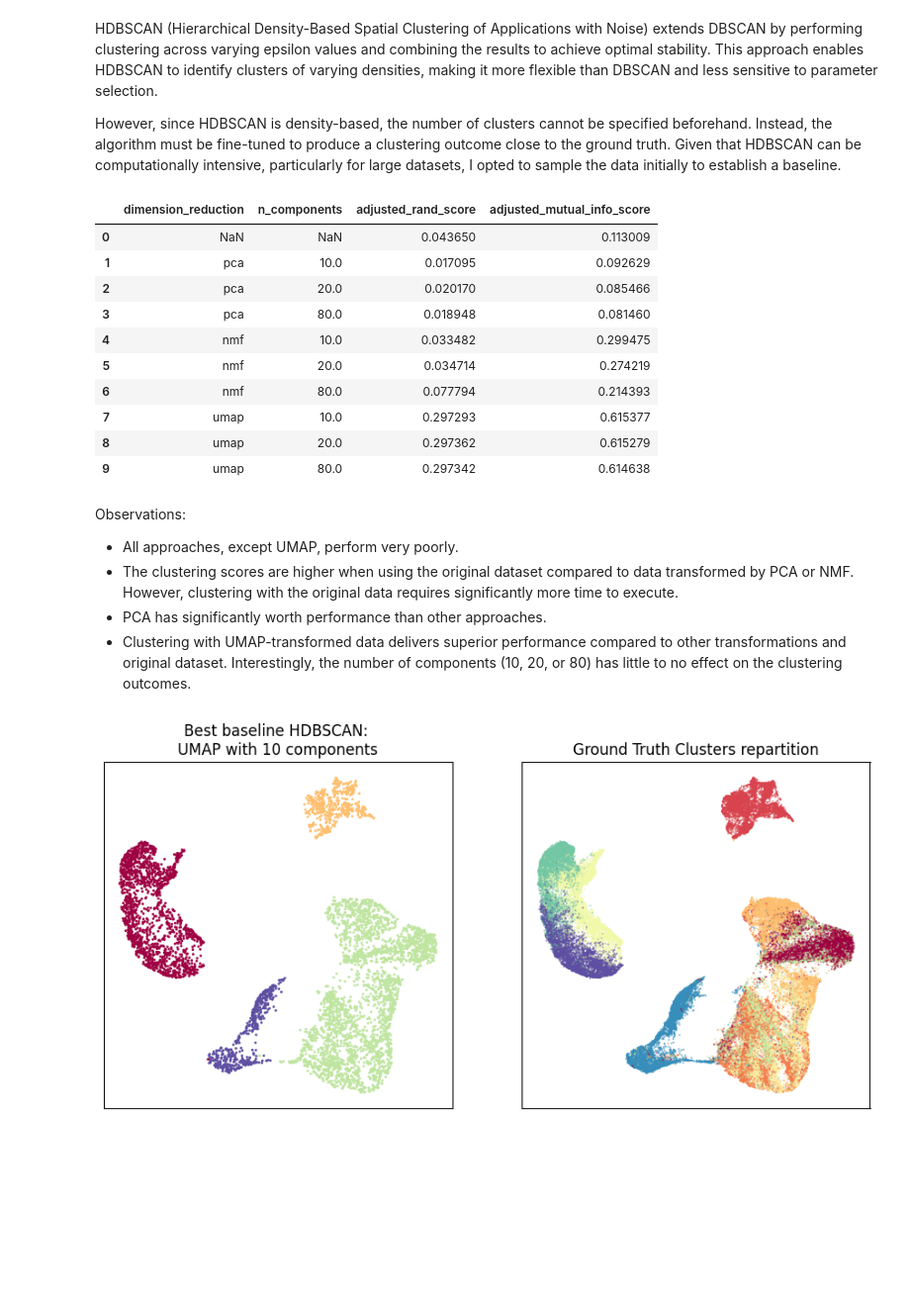
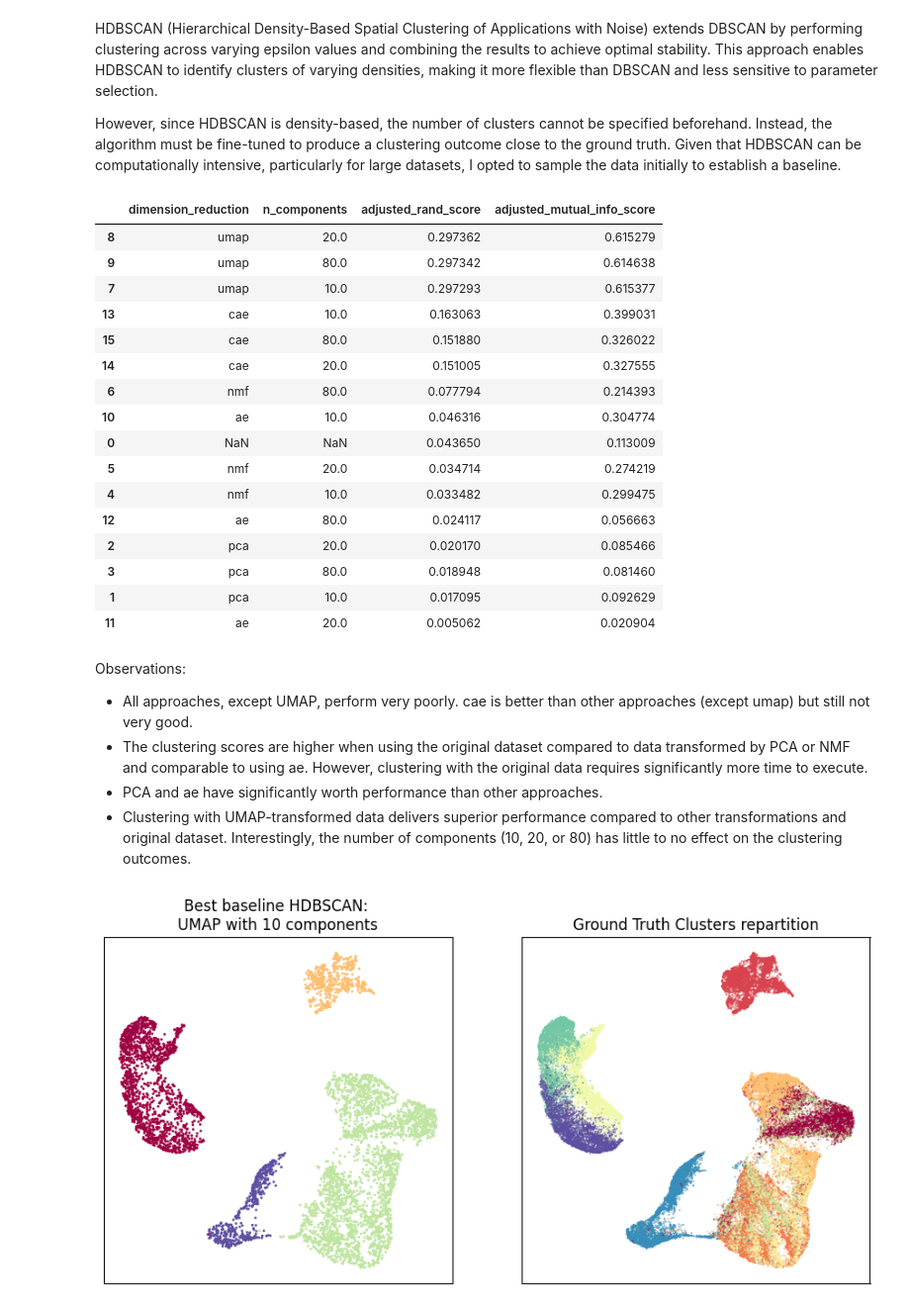
Before and after one commit to Martin-Labenne/fashion-mnist-clusturing, a Jupyter notebook: clustering.ipynb, the cells around one changed output. Shown at 99% size. Cells and saved outputs as stored; diff of their text form; code cells hidden in the pictures; blank space fills up the shorter version.

```diff
--- a/clustering.ipynb
+++ b/clustering.ipynb
@@ -62,6 +81,7 @@ train_data_filename = 'fashion-mnist_train.csv'
 df = pd.read_csv(kaggle_data_forlder / train_data_filename)
 
 X_train, y_train = df.drop(columns='label'), df['label']
+(_, tf_y_train), (_, _) = tf_datasets.fashion_mnist.load_data()
 
 custom_normalizer = FunctionTransformer(func=(lambda x: x / 255), inverse_func=(lambda x: (x*255).astype(int)))
 
@@ -83,14 +103,17 @@ if not SCORES_FOLDER.exists():
 X_umap_2 = pd.read_csv(DATA_FOLDER / 'X_umap_2.csv')
 # %%
 def model_evaluate(model, dim_reduction_strat=None, n_components=None, sample_size=None):
-
-    y = y_train
 
     if dim_reduction_strat is None :
         X = X_scaled
     else :
         data_path = DATA_FOLDER / f'X_{dim_reduction_strat}_{n_components}.csv'
         X = pd.read_csv(data_path)
+
+    if dim_reduction_strat not in ['ae', 'cae']:
+        y = y_train
+    else:
+        y = tf_y_train
 
     if sample_size is not None:
         X, _, y, _ = train_test_split(X, y, train_size=sample_size, random_state=42)
@@ -423,49 +542,95 @@ else :
             'dimension_reduction': 'nmf',
             'n_components': 80,
             **model_evaluate(HDBSCAN(n_jobs=N_JOBS), 'nmf', 80, sample_size=0.1)
         },
     ]
 
     ### UMAP Transformed Data
     baseline_hdbscan_scores += [
         {
             'dimension_reduction': 'umap',
             'n_components': 10,
             **model_evaluate(HDBSCAN(n_jobs=N_JOBS), 'umap', 10, sample_size=0.1)
         },
         {
             'dimension_reduction': 'umap',
             'n_components': 20,
             **model_evaluate(HDBSCAN(n_jobs=N_JOBS), 'umap', 20, sample_size=0.1)
         },
         {
             'dimension_reduction': 'umap',
             'n_components': 80,
             **model_evaluate(HDBSCAN(n_jobs=N_JOBS), 'umap', 80, sample_size=0.1)
         },
     ]
 
+    ### Auto-Encoder Transformed Data
+    baseline_hdbscan_scores += [
+        {
+            'dimension_reduction': 'ae',
+            'n_components': 10,
+            **model_evaluate(HDBSCAN(n_jobs=N_JOBS), 'ae', 10, sample_size=0.1)
+        },
+        {
+            'dimension_reduction': 'ae',
+            'n_components': 20,
+            **model_evaluate(HDBSCAN(n_jobs=N_JOBS), 'ae', 20, sample_size=0.1)
+        },
+        {
+            'dimension_reduction': 'ae',
+            'n_components': 80,
+            **model_evaluate(HDBSCAN(n_jobs=N_JOBS), 'ae', 80, sample_size=0.1)
+        },
+    ]
+    ### Convolutional Auto-Encoder Transformed Data
+    baseline_hdbscan_scores += [
+        {
+            'dimension_reduction': 'cae',
+            'n_components': 10,
+            **model_evaluate(HDBSCAN(n_jobs=N_JOBS), 'cae', 10, sample_size=0.1)
+        },
+        {
+            'dimension_reduction': 'cae',
+            'n_components': 20,
+            **model_evaluate(HDBSCAN(n_jobs=N_JOBS), 'cae', 20, sample_size=0.1)
+        },
+        {
+            'dimension_reduction': 'cae',
+            'n_components': 80,
+            **model_evaluate(HDBSCAN(n_jobs=N_JOBS), 'cae', 80, sample_size=0.1)
+        },
+    ]
+
     baseline_hdbscan_scores_df = pd.DataFrame(baseline_hdbscan_scores)
     baseline_hdbscan_scores_df.to_csv(baseline_hdbscan_scores_path, index=False)
 
-baseline_hdbscan_scores_df
+baseline_hdbscan_scores_df.sort_values(
+    by=['adjusted_rand_score', 'adjusted_mutual_info_score']
+    , ascending=[False, False]
+)
 # %% [output]
 |  | dimension_reduction | n_components | adjusted_rand_score | adjusted_mutual_info_score |
+| 8 | umap | 20.0 | 0.297362 | 0.615279 |
+| 9 | umap | 80.0 | 0.297342 | 0.614638 |
+| 7 | umap | 10.0 | 0.297293 | 0.615377 |
+| 13 | cae | 10.0 | 0.163063 | 0.399031 |
+| 15 | cae | 80.0 | 0.151880 | 0.326022 |
+| 14 | cae | 20.0 | 0.151005 | 0.327555 |
+| 6 | nmf | 80.0 | 0.077794 | 0.214393 |
+| 10 | ae | 10.0 | 0.046316 | 0.304774 |
 | 0 | NaN | NaN | 0.043650 | 0.113009 |
-| 1 | pca | 10.0 | 0.017095 | 0.092629 |
+| 5 | nmf | 20.0 | 0.034714 | 0.274219 |
+| 4 | nmf | 10.0 | 0.033482 | 0.299475 |
+| 12 | ae | 80.0 | 0.024117 | 0.056663 |
 | 2 | pca | 20.0 | 0.020170 | 0.085466 |
 | 3 | pca | 80.0 | 0.018948 | 0.081460 |
-| 4 | nmf | 10.0 | 0.033482 | 0.299475 |
-| 5 | nmf | 20.0 | 0.034714 | 0.274219 |
-| 6 | nmf | 80.0 | 0.077794 | 0.214393 |
-| 7 | umap | 10.0 | 0.297293 | 0.615377 |
-| 8 | umap | 20.0 | 0.297362 | 0.615279 |
-| 9 | umap | 80.0 | 0.297342 | 0.614638 |
+| 1 | pca | 10.0 | 0.017095 | 0.092629 |
+| 11 | ae | 20.0 | 0.005062 | 0.020904 |
 # %% [markdown]
 Observations:
-- All approaches, except UMAP, perform very poorly.
-- The clustering scores are higher when using the original dataset compared to data transformed by PCA or NMF. However, clustering with the original data requires significantly more time to execute.
-- PCA has significantly worth performance than other approaches.
+- All approaches, except UMAP, perform very poorly. cae is better than other approaches (except umap) but still not very good.
+- The clustering scores are higher when using the original dataset compared to data transformed by PCA or NMF and comparable to using ae. However, clustering with the original data requires significantly more time to execute.
+- PCA and ae have significantly worth performance than other approaches.
 - Clustering with UMAP-transformed data delivers superior performance compared to other transformations and original dataset. Interestingly, the number of components (10, 20, or 80) has little to no effect on the clustering outcomes.
 # %%
 X_sampled, _, y_sampled, _ = train_test_split( pd.read_csv(DATA_FOLDER / 'X_umap_10.csv'), y_train, train_size=0.1, random_state=42 )
```
Also changed, not shown: parts of 9 cells of this notebook.
